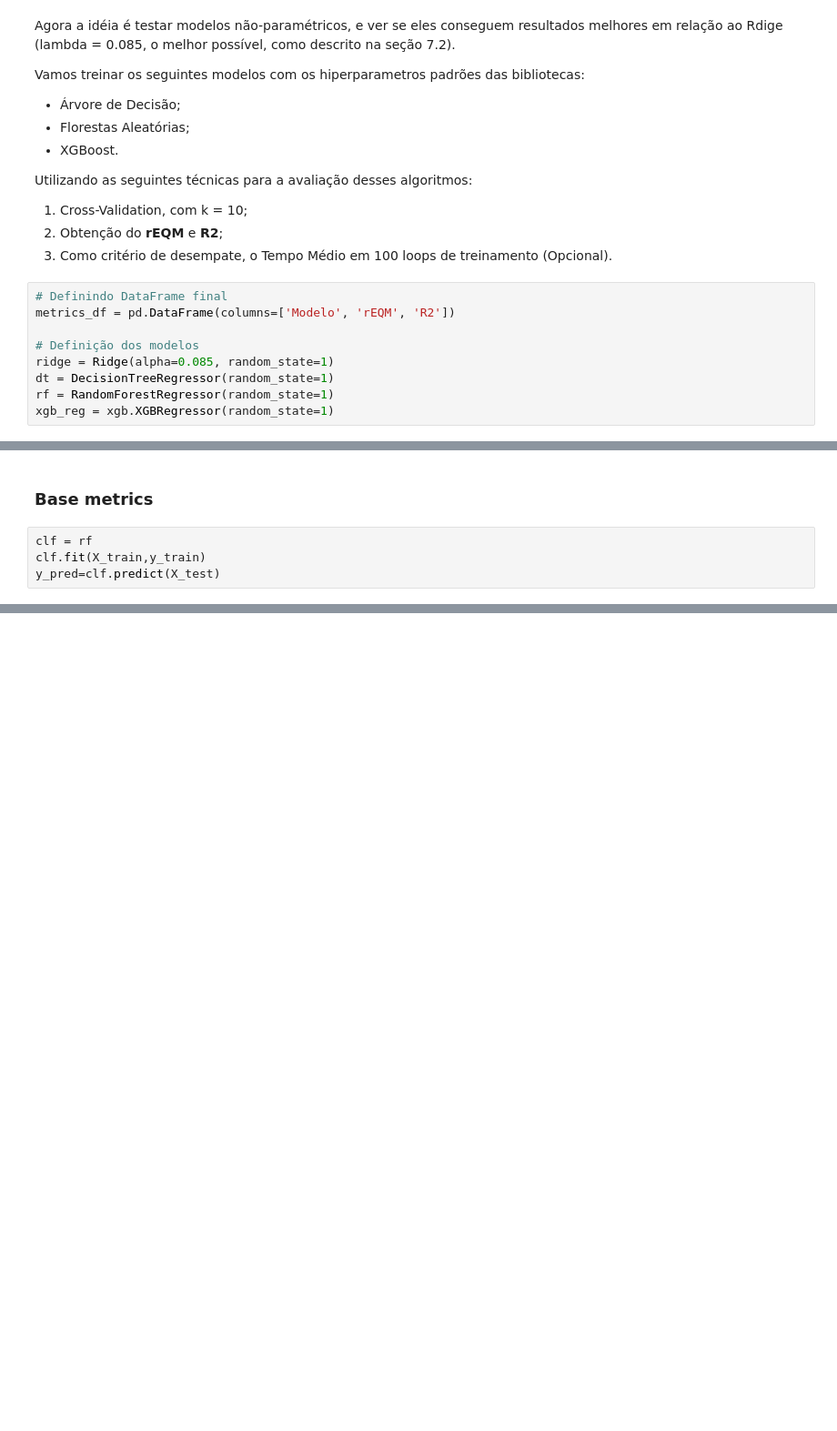
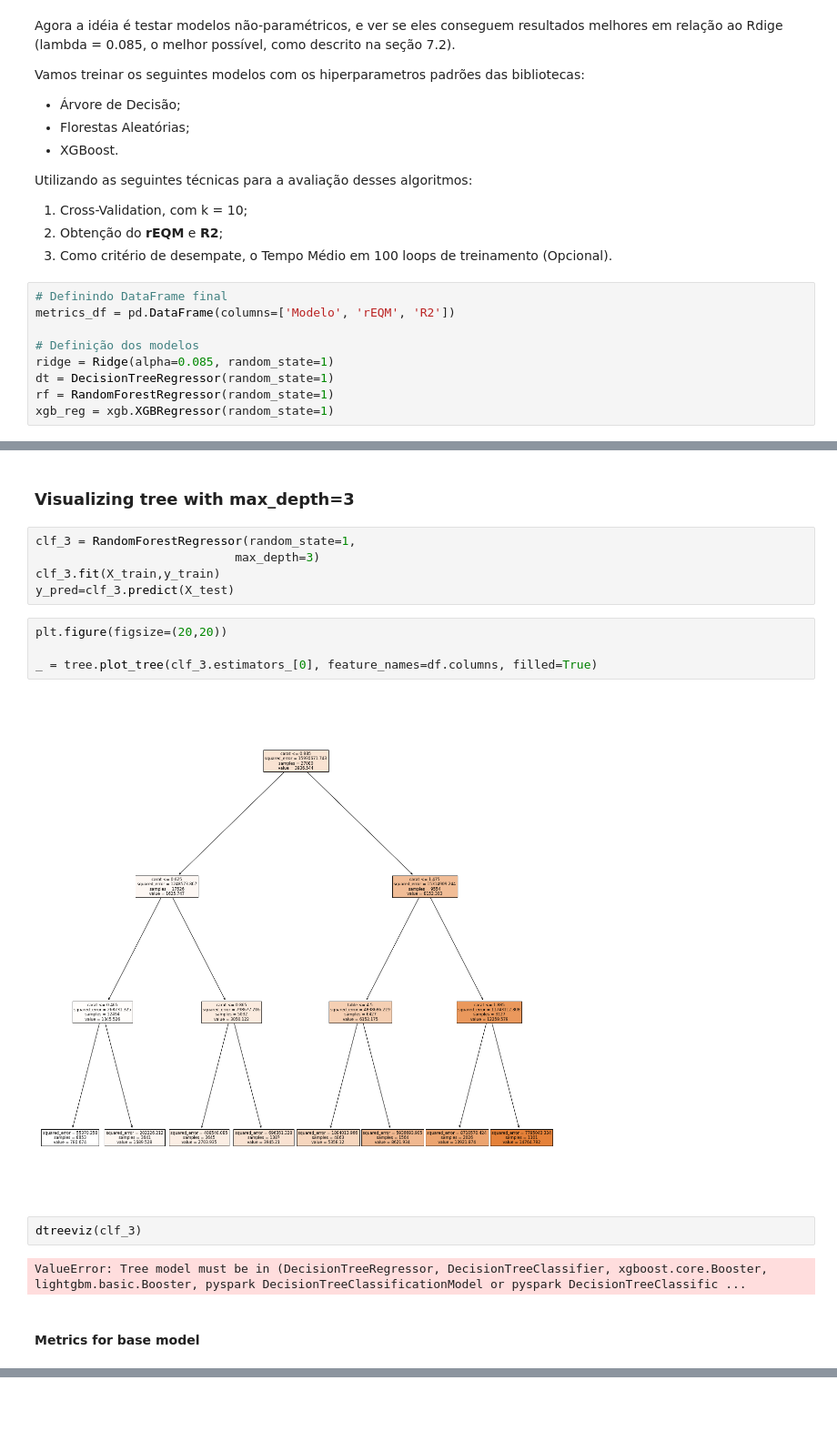
Before and after one commit to aime-n/ML, a Jupyter notebook: analise_diamantes.ipynb, the cells around one changed output, grey strips where cells are left out. Shown at 91% size. Drawn from its saved outputs; the diff is of its cells as text; blank space fills up the shorter version.

```diff
--- a/analise_diamantes.ipynb
+++ b/analise_diamantes.ipynb
@@ -703,6 +699,19 @@ metrics_df
 # %% [markdown]
-### Base metrics
+### Visualizing tree with max_depth=3
 # %%
-clf = rf
-clf.fit(X_train,y_train)
-y_pred=clf.predict(X_test)
+clf_3 = RandomForestRegressor(random_state=1,
+                            max_depth=3)
+clf_3.fit(X_train,y_train)
+y_pred=clf_3.predict(X_test)
+# %%
+plt.figure(figsize=(20,20))
+
+_ = tree.plot_tree(clf_3.estimators_[0], feature_names=df.columns, filled=True)
+# %% [output]
+[figure, added]
+# %%
+dtreeviz(clf_3)
+# %% [output]
+ValueError: Tree model must be in (DecisionTreeRegressor, DecisionTreeClassifier, xgboost.core.Booster, lightgbm.basic.Booster, pyspark DecisionTreeClassificationModel or pyspark DecisionTreeClassific ...
+# %% [markdown]
+#### Metrics for base model
```
Also changed, not shown: parts of 21 cells of this notebook, 1 other file.
